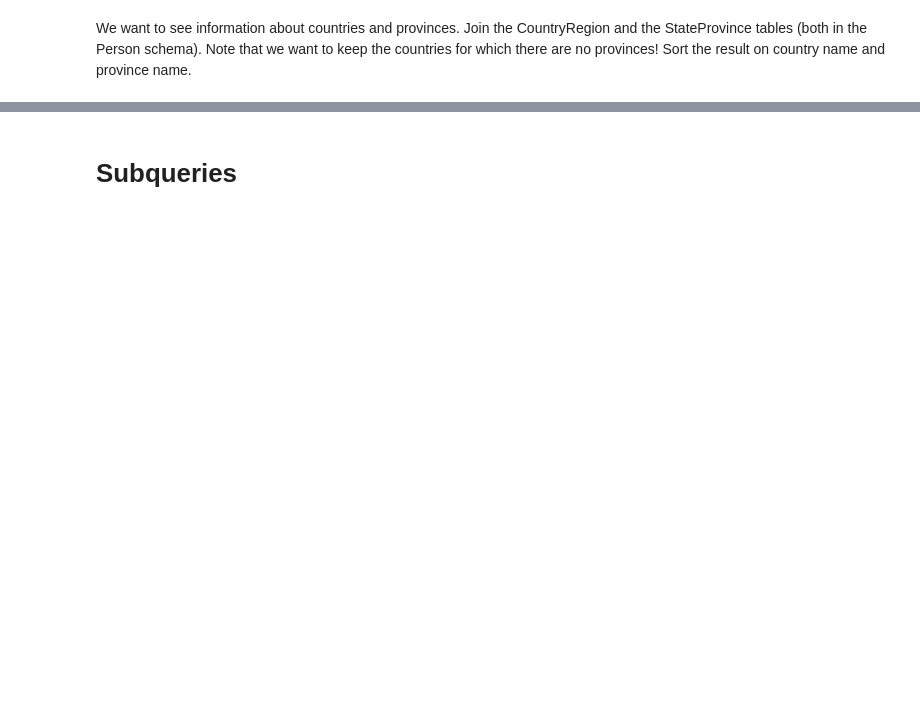
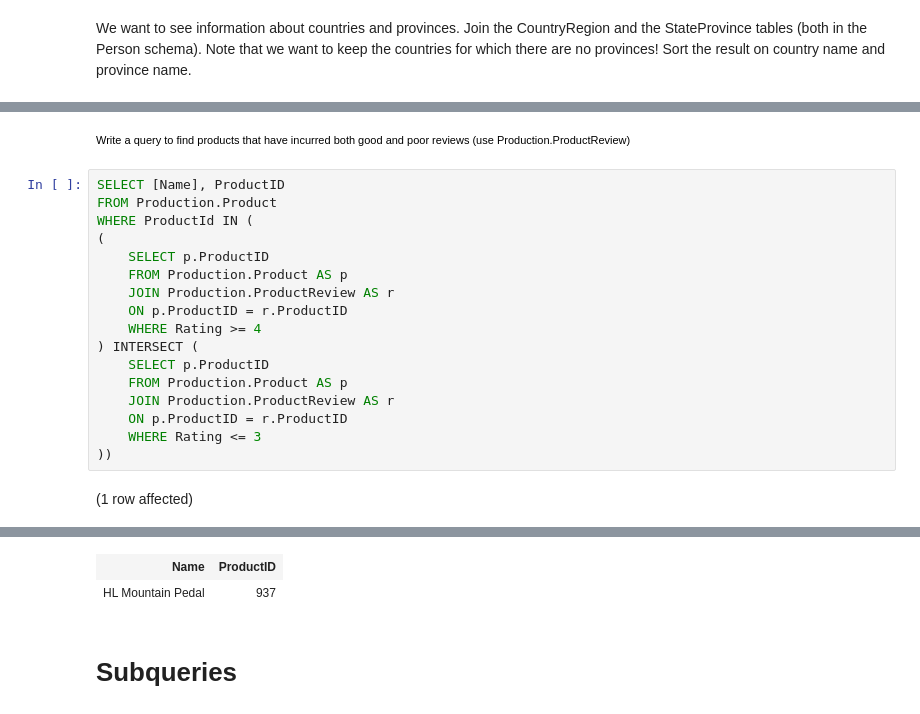
Before and after one commit to bohdanhlovatskyi/bd, a Jupyter notebook: hw4.ipynb, the cells around one changed output, grey strips where cells are left out. Drawn from its saved outputs; the diff is of its cells as text; blank space fills up the shorter version.

```diff
--- a/hw4.ipynb
+++ b/hw4.ipynb
@@ -115,0 +169,21 @@ Total execution time: 00:00:00.098
+# %% [markdown]
+<span style="font-family: Helvetica; font-size: 11px; color: rgb(0, 0, 0);">Write a query to find products that have incurred both good and poor reviews (use Production.ProductReview)</span>
+# %%
+SELECT [Name], ProductID
+FROM Production.Product
+WHERE ProductId IN (
+(
+    SELECT p.ProductID
+    FROM Production.Product AS p
+    JOIN Production.ProductReview AS r
+    ON p.ProductID = r.ProductID
+    WHERE Rating >= 4
+) INTERSECT (
+    SELECT p.ProductID
+    FROM Production.Product AS p
+    JOIN Production.ProductReview AS r
+    ON p.ProductID = r.ProductID
+    WHERE Rating <= 3
+))
+# %% [output]
+(1 row affected)
@@ -116,2 +191,4 @@ Total execution time: 00:00:00.098
+| Name | ProductID |
+| HL Mountain Pedal | 937 |
 # %% [markdown]
 # **Subqueries**
```
Also changed, not shown: parts of 14 cells of this notebook.
